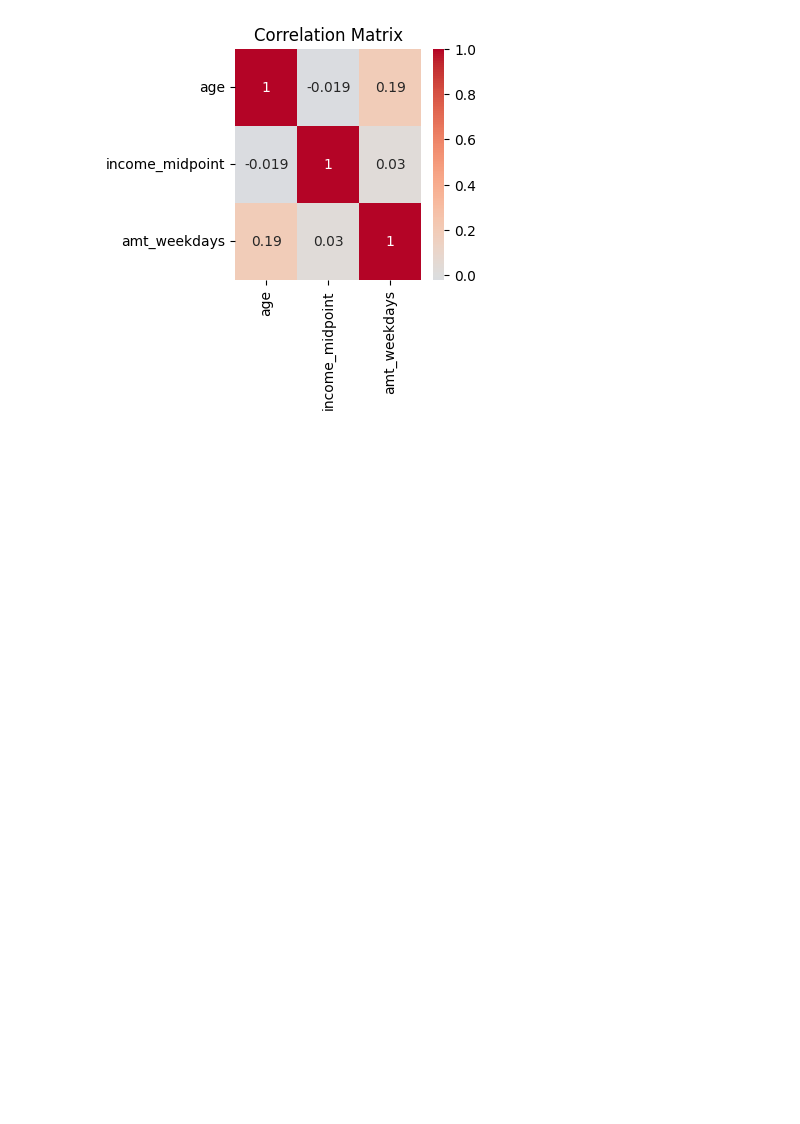
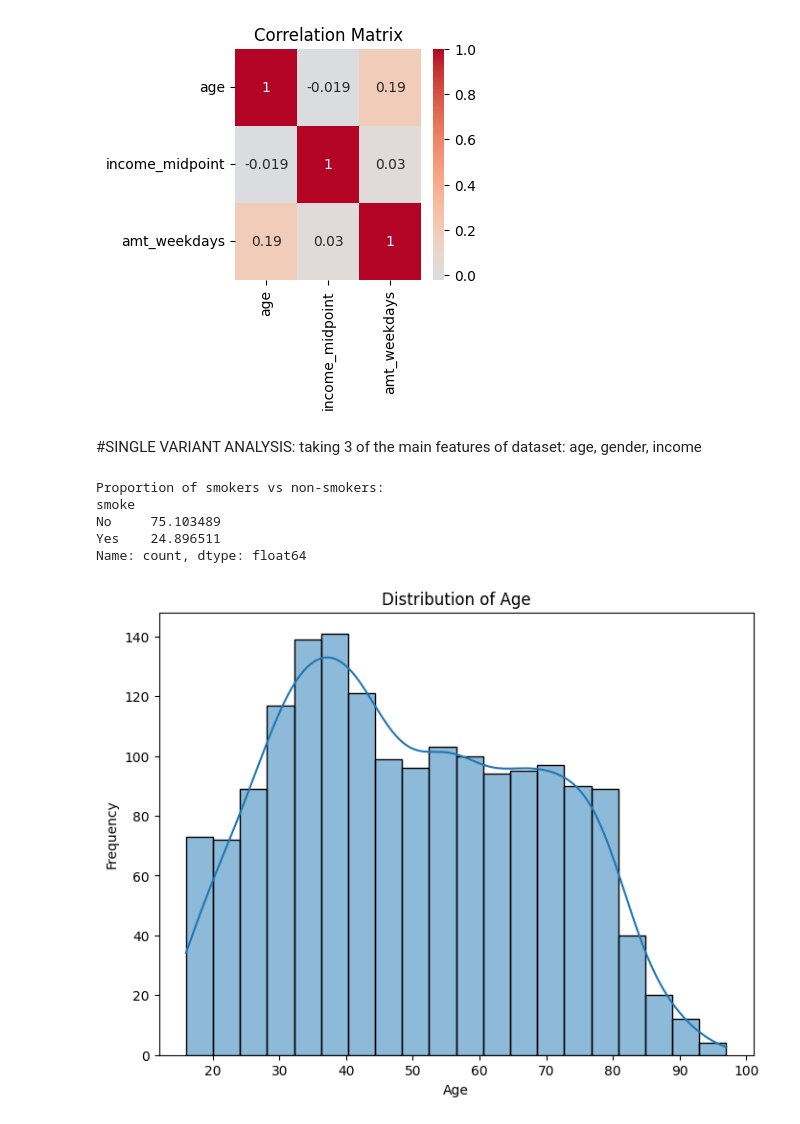
Before and after one commit to mrudulmamtani/EDA-DA-1, a Jupyter notebook: Mrudul_Mamtani_(22BCE3721).ipynb, the cells around one changed output. Saved outputs shown, nothing was run; the diff lists cells and outputs as text; code cells hidden in the pictures; blank space fills up the shorter version.

Commit message:
Updated analysis

```diff
--- a/Mrudul_Mamtani_(22BCE3721).ipynb
+++ b/Mrudul_Mamtani_(22BCE3721).ipynb
@@ -541,3 +539,29 @@ plt.title('Correlation Matrix')
 plt.show()
 # %% [output]
 [figure]
+# %% [markdown]
+#SINGLE VARIANT ANALYSIS: taking 3 of the main features of dataset: age, gender, income
+# %%
+import matplotlib.pyplot as plt
+# Calculate the proportion of smokers vs. non-smokers
+smokers = df['smoke'].value_counts()
+total = len(df)
+smoke_prop = (smokers / total) * 100
+print("Proportion of smokers vs non-smokers:")
+print(smoke_prop, "\n")
+# %% [output]
+Proportion of smokers vs non-smokers:
+smoke
+No     75.103489
+Yes    24.896511
+Name: count, dtype: float64
+# %%
+# Univariate Analysis: Age
+plt.figure(figsize=(8, 6))
+sns.histplot(df['age'], kde=True, bins=20)
+plt.title("Distribution of Age")
+plt.xlabel("Age")
+plt.ylabel("Frequency")
+plt.show()
+# %% [output]
+[figure, added]
```
Also changed, not shown: parts of 27 cells of this notebook.
